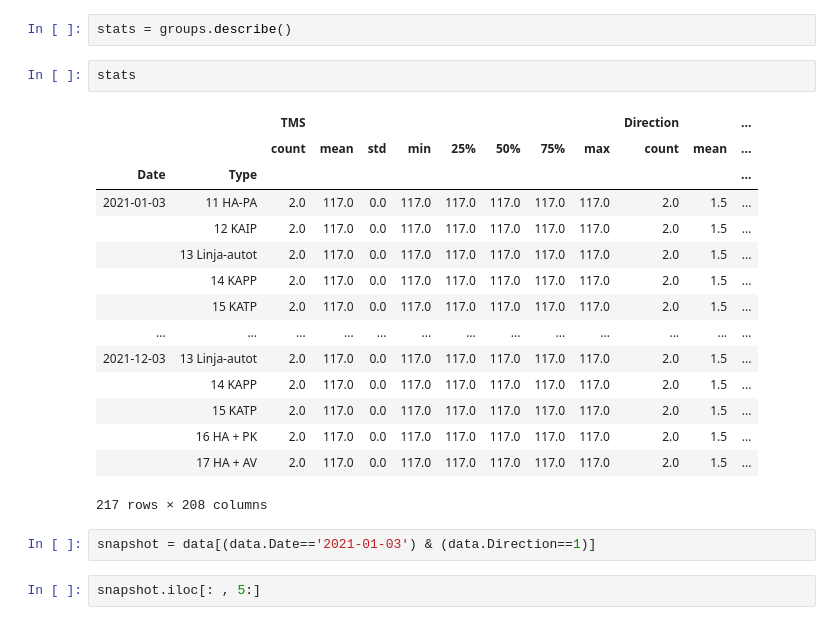
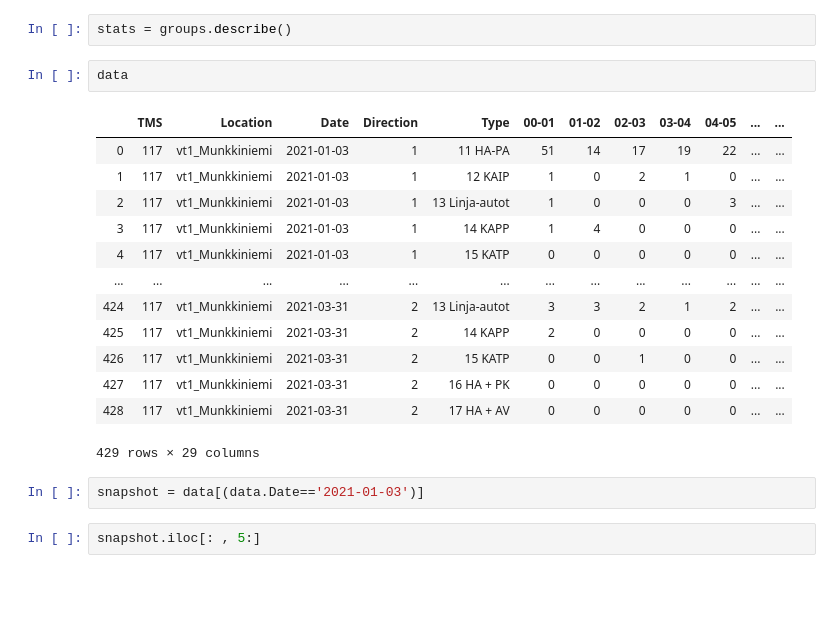
Before and after one commit to albertonietos/helsinki-traffic-prediction, a Jupyter notebook: project.ipynb, the cells around one changed output. Drawn from its saved outputs; the diff is of its cells as text; blank space fills up the shorter version.

```diff
--- a/project.ipynb
+++ b/project.ipynb
@@ -60,26 +51,24 @@ for column in data.columns[5:]:
 groups = data.groupby(['Date','Type'])
 # %%
 stats = groups.describe()
-# %%
-stats
-# %% [output]
-|  |  | TMS |  |  |  |  |  |  |  | Direction |  | ... |
-|  |  | count | mean | std | min | 25% | 50% | 75% | max | count | mean | ... |
-| Date | Type |  |  |  |  |  |  |  |  |  |  | ... |
-| 2021-01-03 | 11 HA-PA | 2.0 | 117.0 | 0.0 | 117.0 | 117.0 | 117.0 | 117.0 | 117.0 | 2.0 | 1.5 | ... |
-|  | 12 KAIP | 2.0 | 117.0 | 0.0 | 117.0 | 117.0 | 117.0 | 117.0 | 117.0 | 2.0 | 1.5 | ... |
-|  | 13 Linja-autot | 2.0 | 117.0 | 0.0 | 117.0 | 117.0 | 117.0 | 117.0 | 117.0 | 2.0 | 1.5 | ... |
-|  | 14 KAPP | 2.0 | 117.0 | 0.0 | 117.0 | 117.0 | 117.0 | 117.0 | 117.0 | 2.0 | 1.5 | ... |
-|  | 15 KATP | 2.0 | 117.0 | 0.0 | 117.0 | 117.0 | 117.0 | 117.0 | 117.0 | 2.0 | 1.5 | ... |
-| ... | ... | ... | ... | ... | ... | ... | ... | ... | ... | ... | ... | ... |
-| 2021-12-03 | 13 Linja-autot | 2.0 | 117.0 | 0.0 | 117.0 | 117.0 | 117.0 | 117.0 | 117.0 | 2.0 | 1.5 | ... |
-|  | 14 KAPP | 2.0 | 117.0 | 0.0 | 117.0 | 117.0 | 117.0 | 117.0 | 117.0 | 2.0 | 1.5 | ... |
-|  | 15 KATP | 2.0 | 117.0 | 0.0 | 117.0 | 117.0 | 117.0 | 117.0 | 117.0 | 2.0 | 1.5 | ... |
-|  | 16 HA + PK | 2.0 | 117.0 | 0.0 | 117.0 | 117.0 | 117.0 | 117.0 | 117.0 | 2.0 | 1.5 | ... |
-|  | 17 HA + AV | 2.0 | 117.0 | 0.0 | 117.0 | 117.0 | 117.0 | 117.0 | 117.0 | 2.0 | 1.5 | ... |
-217 rows × 208 columns
+# %%
+data
+# %% [output]
+|  | TMS | Location | Date | Direction | Type | 00-01 | 01-02 | 02-03 | 03-04 | 04-05 | ... | ... |
+| 0 | 117 | vt1_Munkkiniemi | 2021-01-03 | 1 | 11 HA-PA | 51 | 14 | 17 | 19 | 22 | ... | ... |
+| 1 | 117 | vt1_Munkkiniemi | 2021-01-03 | 1 | 12 KAIP | 1 | 0 | 2 | 1 | 0 | ... | ... |
+| 2 | 117 | vt1_Munkkiniemi | 2021-01-03 | 1 | 13 Linja-autot | 1 | 0 | 0 | 0 | 3 | ... | ... |
+| 3 | 117 | vt1_Munkkiniemi | 2021-01-03 | 1 | 14 KAPP | 1 | 4 | 0 | 0 | 0 | ... | ... |
+| 4 | 117 | vt1_Munkkiniemi | 2021-01-03 | 1 | 15 KATP | 0 | 0 | 0 | 0 | 0 | ... | ... |
+| ... | ... | ... | ... | ... | ... | ... | ... | ... | ... | ... | ... | ... |
+| 424 | 117 | vt1_Munkkiniemi | 2021-03-31 | 2 | 13 Linja-autot | 3 | 3 | 2 | 1 | 2 | ... | ... |
+| 425 | 117 | vt1_Munkkiniemi | 2021-03-31 | 2 | 14 KAPP | 2 | 0 | 0 | 0 | 0 | ... | ... |
+| 426 | 117 | vt1_Munkkiniemi | 2021-03-31 | 2 | 15 KATP | 0 | 0 | 1 | 0 | 0 | ... | ... |
+| 427 | 117 | vt1_Munkkiniemi | 2021-03-31 | 2 | 16 HA + PK | 0 | 0 | 0 | 0 | 0 | ... | ... |
+| 428 | 117 | vt1_Munkkiniemi | 2021-03-31 | 2 | 17 HA + AV | 0 | 0 | 0 | 0 | 0 | ... | ... |
+429 rows × 29 columns
 # %%
-snapshot = data[(data.Date=='2021-01-03') & (data.Direction==1)]
+snapshot = data[(data.Date=='2021-01-03')]
 # %%
 snapshot.iloc[: , 5:]
 # %% [output]
```
Also changed, not shown: parts of 10 cells of this notebook, 1 other file.
